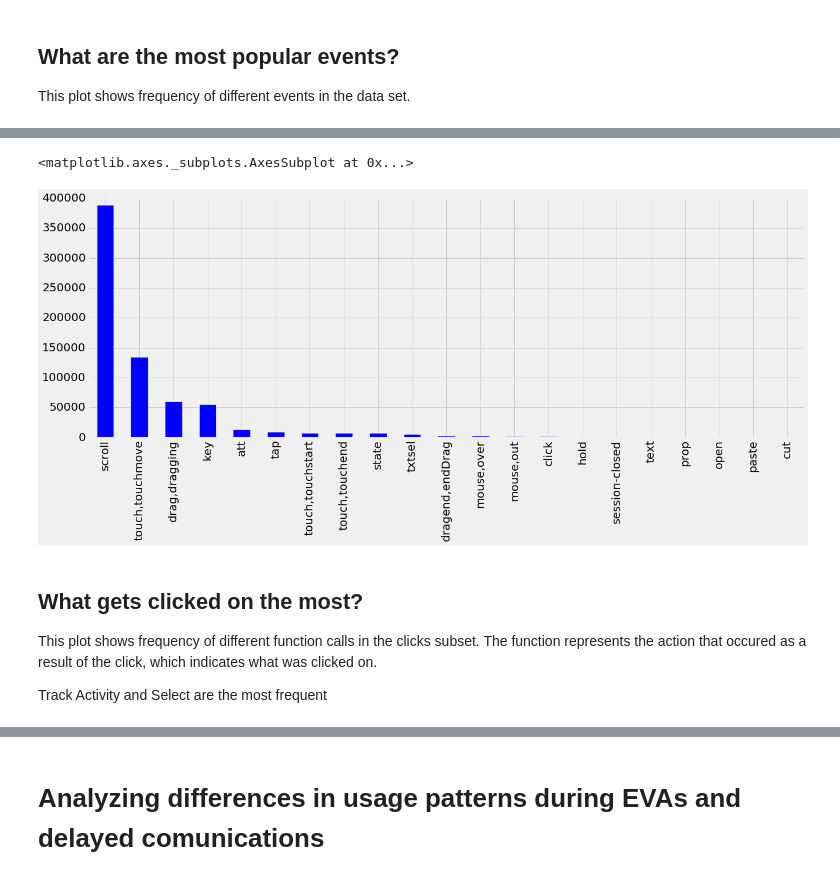
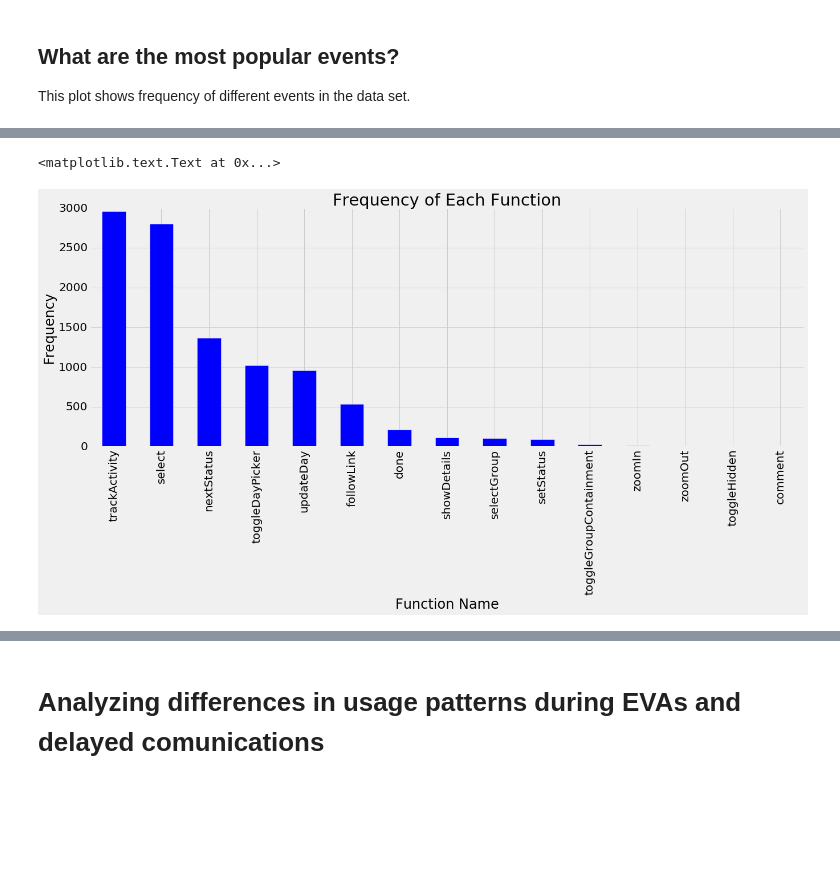
Before and after one commit to katylinn/GA-DataScience-Project, a Jupyter notebook: draftpaper.ipynb, the cells around one changed output, grey strips where cells are left out. Cells and saved outputs as stored; diff of their text form; code cells hidden in the pictures; blank space fills up the shorter version.

```diff
--- a/draftpaper.ipynb
+++ b/draftpaper.ipynb
@@ -171,13 +185,10 @@ This plot shows frequency of different events in the data set.
 # %%
 plt.style.use('fivethirtyeight')
 plt.rcParams['figure.figsize'] = (20, 7)
 plt.rcParams['font.size'] = 20
-events.event.value_counts().plot(kind="bar")
+clicks.function.value_counts().plot(kind="bar",  title="Frequency of Each Function")
+plt.xlabel('Function Name')
+plt.ylabel('Frequency')
 # %% [output]
-<matplotlib.axes._subplots.AxesSubplot at 0x...>
+<matplotlib.text.Text at 0x...>
-[figure, old version]
+[figure, new version]
-# %% [markdown]
-## What gets clicked on the most?
-This plot shows frequency of different function calls in the clicks subset.  The function represents the action that occured as a result of the click, which indicates what was clicked on.
-
-Track Activity and Select are the most frequent
```
Also changed, not shown: parts of 24 cells of this notebook.
